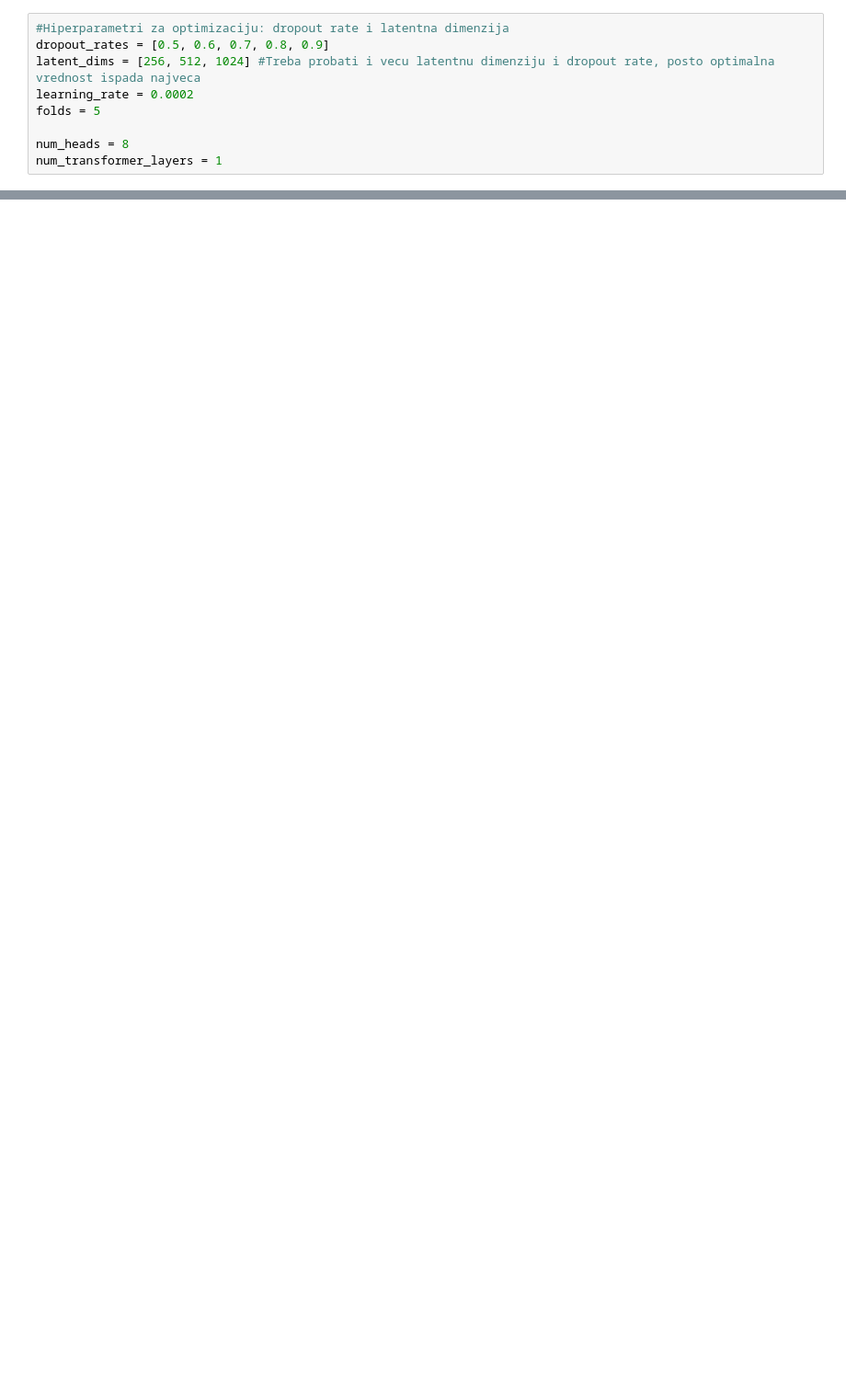
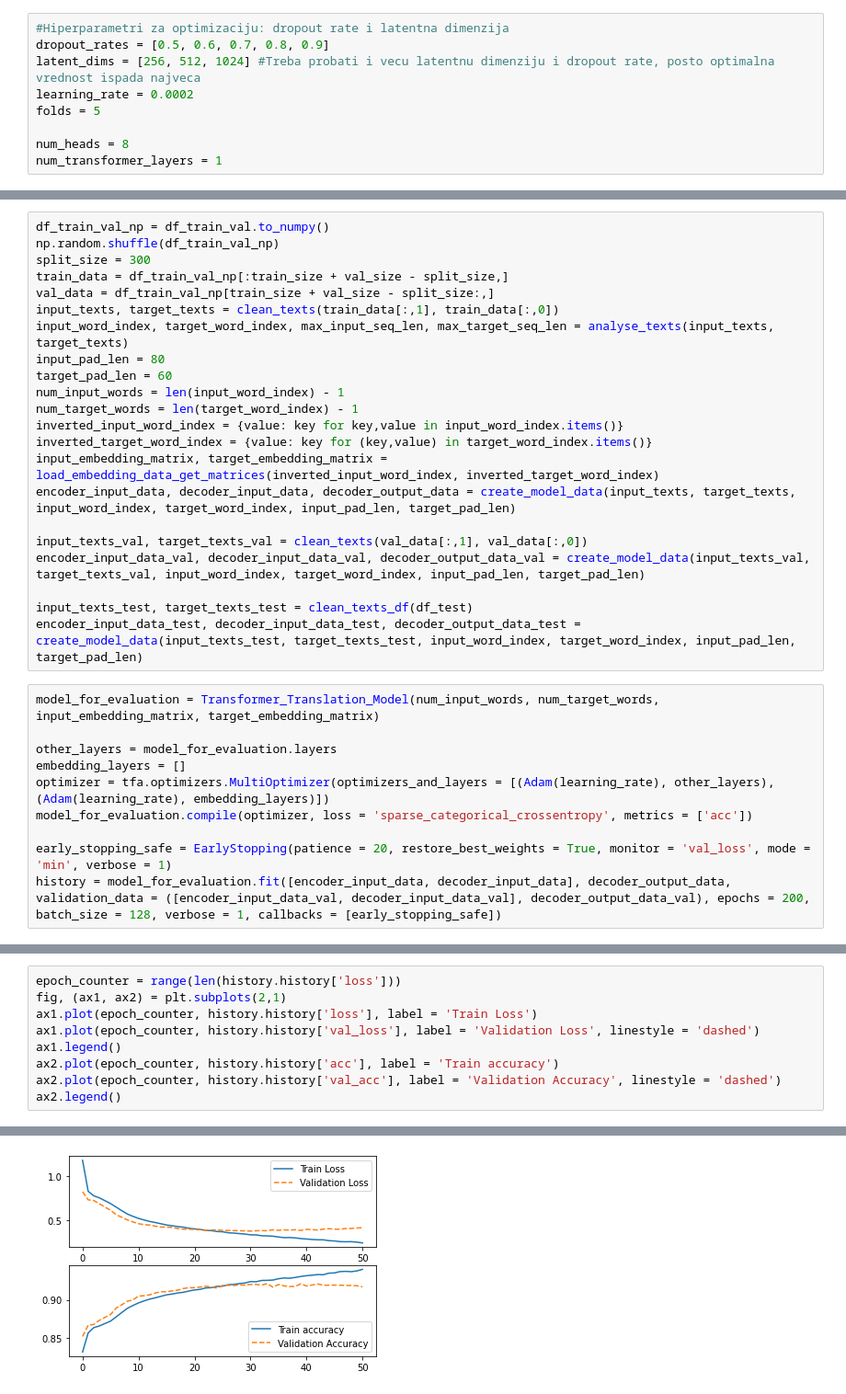
Before and after one commit to IvanPopJovanov/txt2gloss, a Jupyter notebook: 04_transformer.ipynb, the cells around one changed output, grey strips where cells are left out. Shown at 92% size. Saved outputs shown, nothing was run; the diff lists cells and outputs as text; blank space fills up the shorter version.

Commit message:
Fix transformer evaluation and print evaluation results

```diff
--- a/04_transformer.ipynb
+++ b/04_transformer.ipynb
@@ -336,0 +379,32 @@ TypeError: Tensor is unhashable. Instead, use tensor.ref() as the key.
+# %%
+df_train_val_np = df_train_val.to_numpy()
+np.random.shuffle(df_train_val_np)
+split_size = 300
+train_data = df_train_val_np[:train_size + val_size - split_size,]
+val_data = df_train_val_np[train_size + val_size - split_size:,]
+input_texts, target_texts = clean_texts(train_data[:,1], train_data[:,0])
+input_word_index, target_word_index, max_input_seq_len, max_target_seq_len = analyse_texts(input_texts, target_texts)
+input_pad_len = 80
+target_pad_len = 60
+num_input_words = len(input_word_index) - 1
+num_target_words = len(target_word_index) - 1
+inverted_input_word_index = {value: key for key,value in input_word_index.items()}
+inverted_target_word_index = {value: key for (key,value) in target_word_index.items()}
+input_embedding_matrix, target_embedding_matrix = load_embedding_data_get_matrices(inverted_input_word_index, inverted_target_word_index)
+encoder_input_data, decoder_input_data, decoder_output_data = create_model_data(input_texts, target_texts, input_word_index, target_word_index, input_pad_len, target_pad_len)
+
+input_texts_val, target_texts_val = clean_texts(val_data[:,1], val_data[:,0])
+encoder_input_data_val, decoder_input_data_val, decoder_output_data_val = create_model_data(input_texts_val, target_texts_val, input_word_index, target_word_index, input_pad_len, target_pad_len)
+
+input_texts_test, target_texts_test = clean_texts_df(df_test)
+encoder_input_data_test, decoder_input_data_test, decoder_output_data_test = create_model_data(input_texts_test, target_texts_test, input_word_index, target_word_index, input_pad_len, target_pad_len)
+# %%
+model_for_evaluation = Transformer_Translation_Model(num_input_words, num_target_words, input_embedding_matrix, target_embedding_matrix)
+
+other_layers = model_for_evaluation.layers
+embedding_layers = []
+optimizer = tfa.optimizers.MultiOptimizer(optimizers_and_layers = [(Adam(learning_rate), other_layers), (Adam(learning_rate), embedding_layers)])
+model_for_evaluation.compile(optimizer, loss = 'sparse_categorical_crossentropy', metrics = ['acc'])
+
+early_stopping_safe = EarlyStopping(patience = 20, restore_best_weights = True, monitor = 'val_loss', mode = 'min', verbose = 1)
+history = model_for_evaluation.fit([encoder_input_data, decoder_input_data], decoder_output_data, validation_data = ([encoder_input_data_val, decoder_input_data_val], decoder_output_data_val), epochs = 200, batch_size = 128, verbose = 1, callbacks = [early_stopping_safe])
@@ -336,0 +449,10 @@ TypeError: Tensor is unhashable. Instead, use tensor.ref() as the key.
+# %%
+epoch_counter = range(len(history.history['loss']))
+fig, (ax1, ax2) = plt.subplots(2,1)
+ax1.plot(epoch_counter, history.history['loss'], label = 'Train Loss')
+ax1.plot(epoch_counter, history.history['val_loss'], label = 'Validation Loss', linestyle = 'dashed')
+ax1.legend()
+ax2.plot(epoch_counter, history.history['acc'], label = 'Train accuracy')
+ax2.plot(epoch_counter, history.history['val_acc'], label = 'Validation Accuracy', linestyle = 'dashed')
+ax2.legend()
+# %% [output]
@@ -336,0 +460 @@ TypeError: Tensor is unhashable. Instead, use tensor.ref() as the key.
+[figure, added]
```
Also changed, not shown: parts of 21 cells of this notebook.
